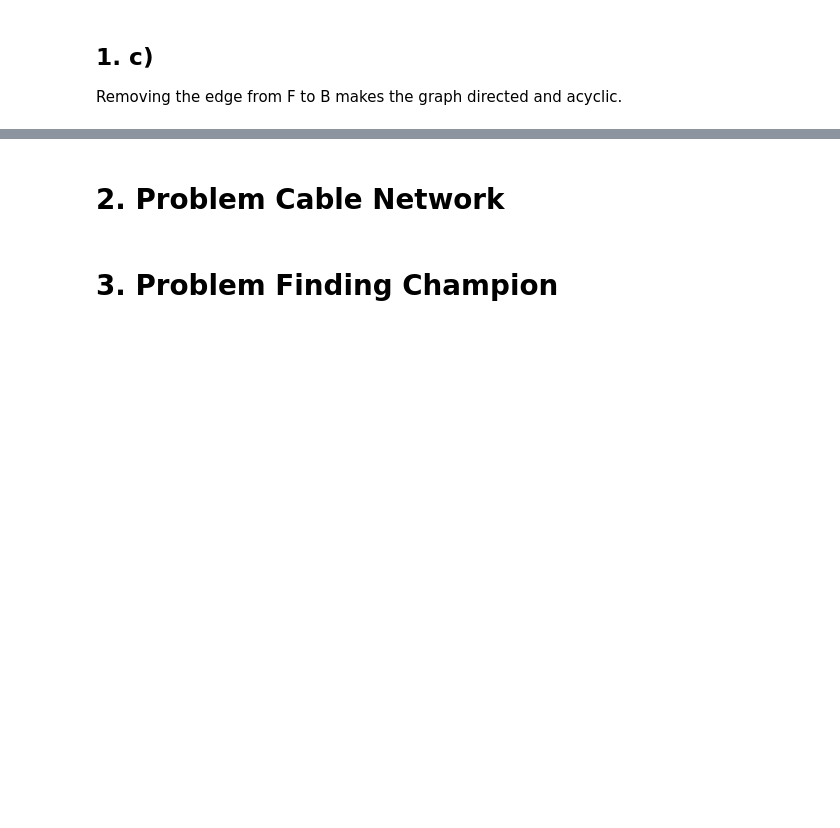
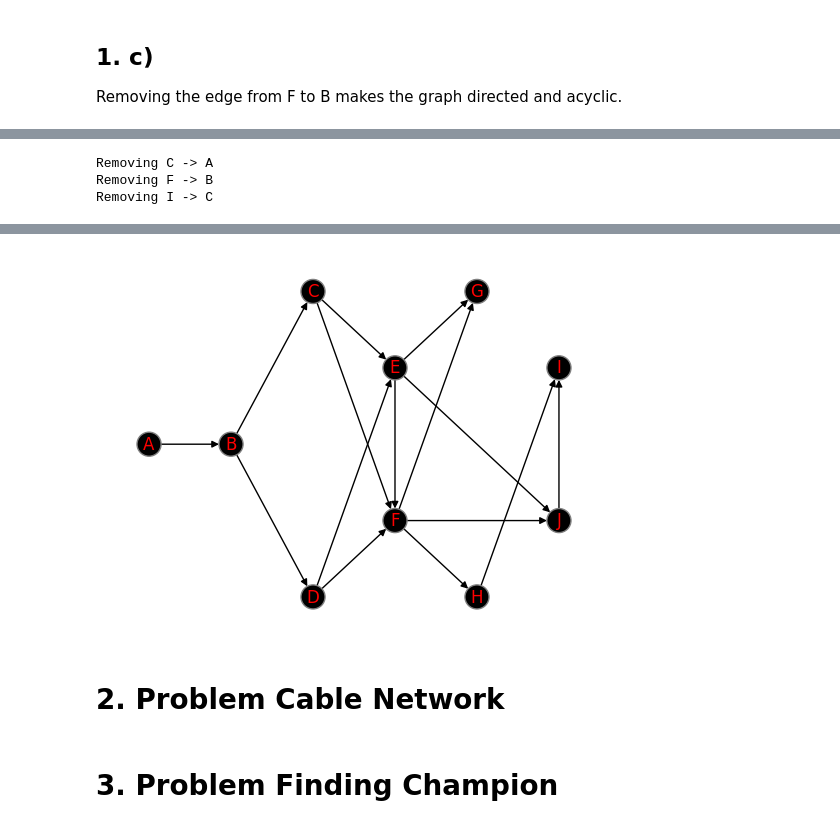
Before and after one commit to eemrds/dat600-algorithms, a Jupyter notebook: assignment3/assignment3.ipynb, the cells around one changed output, grey strips where cells are left out. Cells and saved outputs as stored; diff of their text form; code cells hidden in the pictures; blank space fills up the shorter version.

```diff
--- a/assignment3/assignment3.ipynb
+++ b/assignment3/assignment3.ipynb
@@ -395,0 +373,28 @@ print(topological(c_graph))
+# %%
+def convertToDAG(G: Graph, s_string: str) -> Graph:
+    queue = []
+    for u in G.nodes:
+        u.color = "white"
+        u.pi = None
+        u.d = 0
+        u.f = 0
+    s = G.get(s_string)
+    s.color = "gray"
+    s.d = 0
+    queue.append(s)
+    while len(queue) > 0:
+        u = queue.pop(0)
+        old_neighbours = u.neighbours
+        for i, neighbour in enumerate(old_neighbours):
+            v = G.get(neighbour.name)
+            if v.color == "white":
+                v.color = "gray"
+                v.d = u.d + 1
+                v.pi = u
+                queue.append(v)
+            elif v.color == "black":
+                print(f"Removing {u.name} -> {v.name}")
+                G.pop_edge(u.name, v.name)
+        u.color = "black"
+        G.snapshot.append(copy.deepcopy(G))
+    return G
@@ -395,0 +409,8 @@ print(topological(c_graph))
+# %%
+D_graph = convertToDAG(D_graph, "A")
+
+animate_graph(D_graph)
+# %% [output]
+Removing C -> A
+Removing F -> B
+Removing I -> C
@@ -396,3 +418,4 @@ print(topological(c_graph))
+[figure, added]
 # %% [markdown]
 # 2. Problem Cable Network
 # %% [markdown]
```
Also changed, not shown: parts of 9 cells of this notebook.
